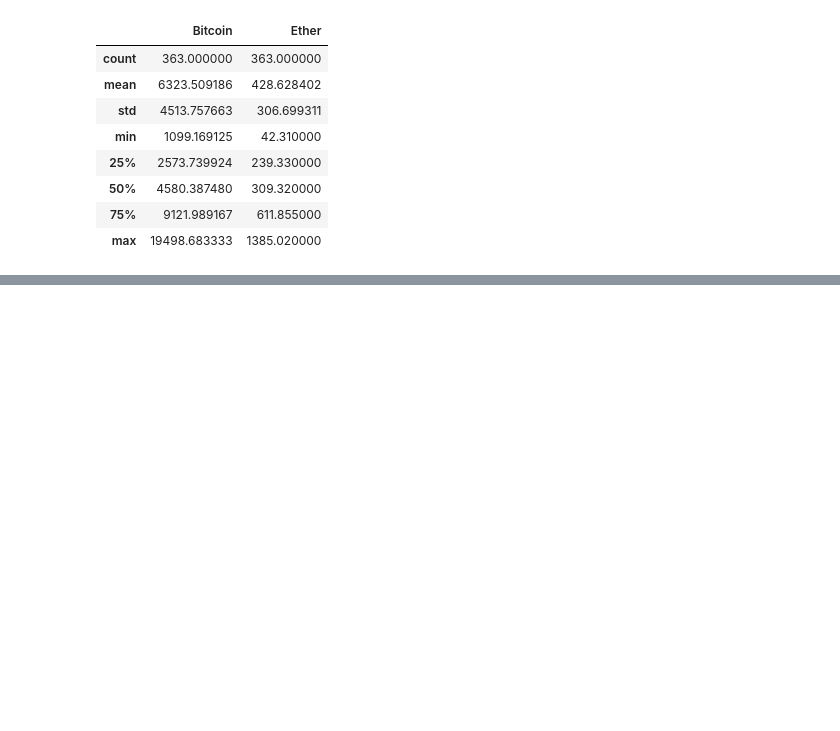
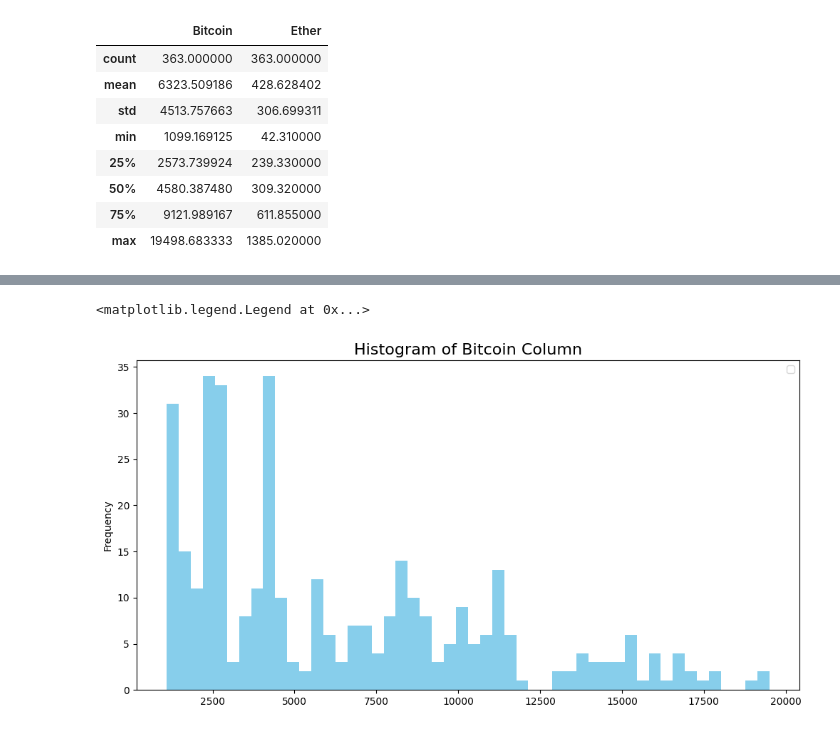
Before and after one commit to yfwjay/Data-Science-Foundations, a Jupyter notebook: matplotlib_basics/real_example.ipynb, the cells around one changed output, grey strips where cells are left out. Drawn from its saved outputs; the diff is of its cells as text; code cells hidden in the pictures; blank space fills up the shorter version.

```diff
--- a/matplotlib_basics/real_example.ipynb
+++ b/matplotlib_basics/real_example.ipynb
@@ -184,2 +192,12 @@ df_cleaned.describe()
 # %%
 # BITCOIN HISTOGRAM
+
+fig , axes = plt.subplots(figsize = (12 , 6))
+axes.hist(df_cleaned['Bitcoin'] , bins = 50 , color= 'skyblue' )
+
+axes.set_title("Histogram of Bitcoin Column" , fontsize = 16 )
+axes.set_ylabel("Frequency")
+axes.legend()
+# %% [output]
+<matplotlib.legend.Legend at 0x...>
+[figure, added]
```
Also changed, not shown: parts of 9 cells of this notebook.
